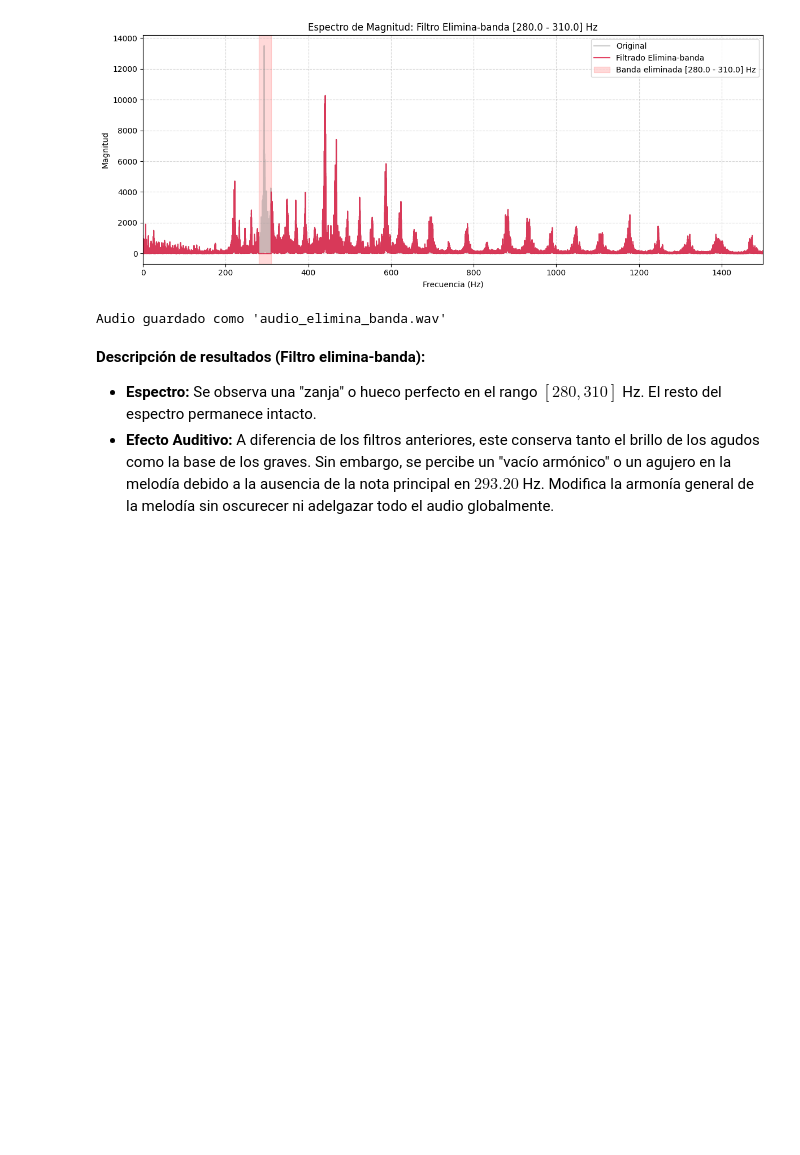
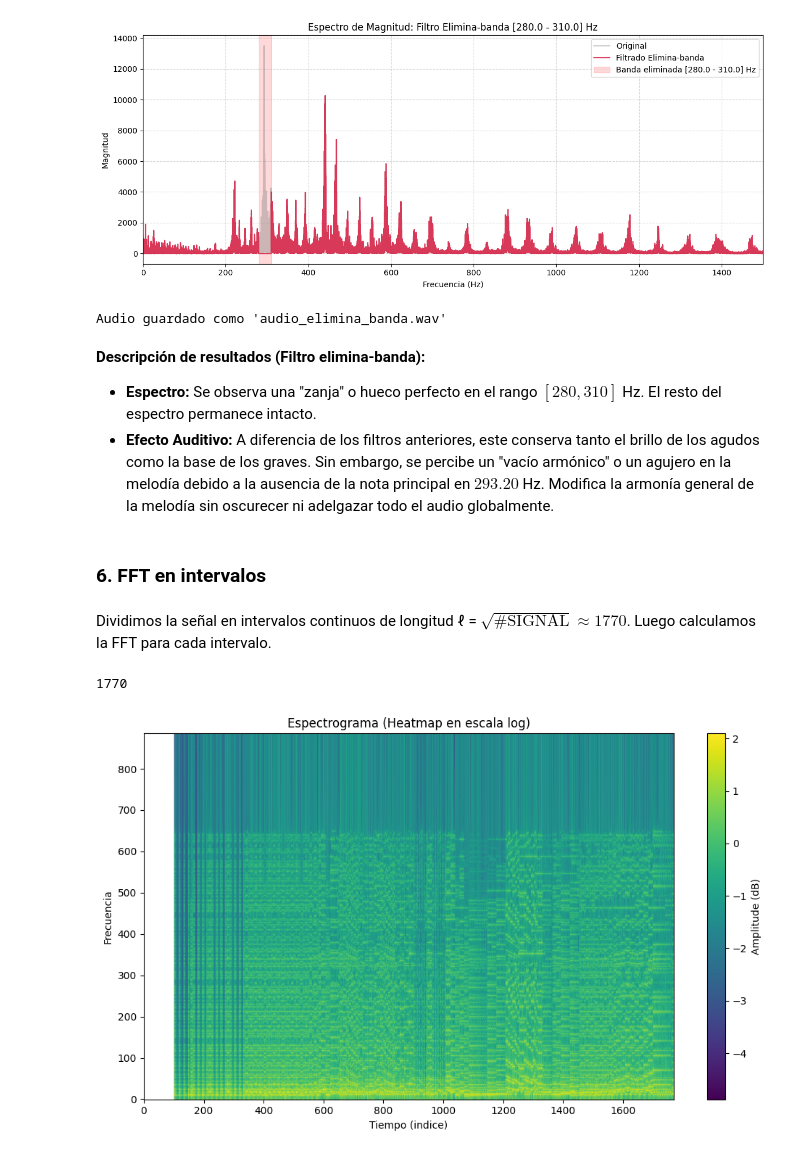
Before and after one commit to Benjasud-coder/T3-Calculo_CD, a Jupyter notebook: Tarea3.ipynb, the cells around one changed output. Drawn from its saved outputs; the diff is of its cells as text; code cells hidden in the pictures; blank space fills up the shorter version.

Commit message:
parte 3 - Espectrograma

```diff
--- a/Tarea3.ipynb
+++ b/Tarea3.ipynb
@@ -251,3 +251,51 @@ Audio guardado como 'audio_elimina_banda.wav'
 **Descripción de resultados (Filtro elimina-banda):**
 * **Espectro:** Se observa una "zanja" o hueco perfecto en el rango $[280, 310]$ Hz. El resto del espectro permanece intacto.
 * **Efecto Auditivo:** A diferencia de los filtros anteriores, este conserva tanto el brillo de los agudos como la base de los graves. Sin embargo, se percibe un "vacío armónico" o un agujero en la melodía debido a la ausencia de la nota principal en $293.20$ Hz. Modifica la armonía general de la melodía sin oscurecer ni adelgazar todo el audio globalmente.
+# %% [markdown]
+### 6. FFT en intervalos
+# %%
+# funcion auxiliar
+def amplit_heapmap_on(signal, l: int):
+    '''
+        graficar el espectrograma de `signal` dividida en intervalos de tamano `l`
+    '''
+    # agregar 0 para que pueda dividir por `l`
+    pad_size = l - (len(signal) % l)
+    padded_signal = np.pad(signal, (0, pad_size), constant_values=0)
+
+    # convertir en matriz
+    signal_matrix = padded_signal.reshape(-1, l)
+    signal_matrix.shape
+
+    # FFT
+    fft_matrix = np.fft.rfft(signal_matrix)
+    amplit_matrix = np.abs(fft_matrix)
+    amplit_matrix.shape
+
+    # magnitud en escala log
+    log_amplitude_matrix = np.log10(amplit_matrix)
+    plot_data = log_amplitude_matrix.T #  frecuencia x tiempo
+
+    # Graficar heapmap
+    plt.figure(figsize=(10, 6))
+    im = plt.imshow(plot_data, aspect='auto', origin='lower', cmap='viridis')
+
+    plt.title("Espectrograma (Heatmap en escala log)")
+    plt.xlabel("Tiempo (indice)")
+    plt.ylabel("Frecuencia")
+
+    # colorbar
+    cbar = plt.colorbar(im)
+    cbar.set_label("Amplitude (dB)")
+
+    plt.tight_layout()
+    plt.show()
+# %% [markdown]
+Dividimos la señal en intervalos continuos de longitud ℓ = $\sqrt{\text{\#SIGNAL}} \approx 1770 $. Luego calculamos la FFT para cada intervalo.
+# %%
+l1 = round((len(signal_norm)) ** (1/2))
+print(l1)
+amplit_heapmap_on(signal_norm, l1)
+# %% [output]
+1770
+[figure, added]
```
Also changed, not shown: parts of 6 cells of this notebook.
